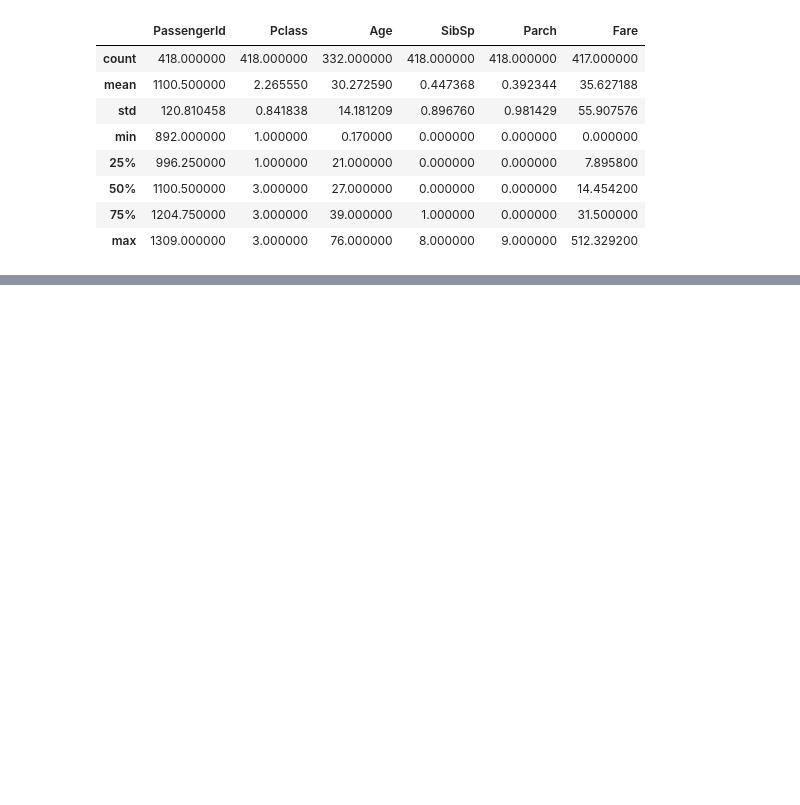
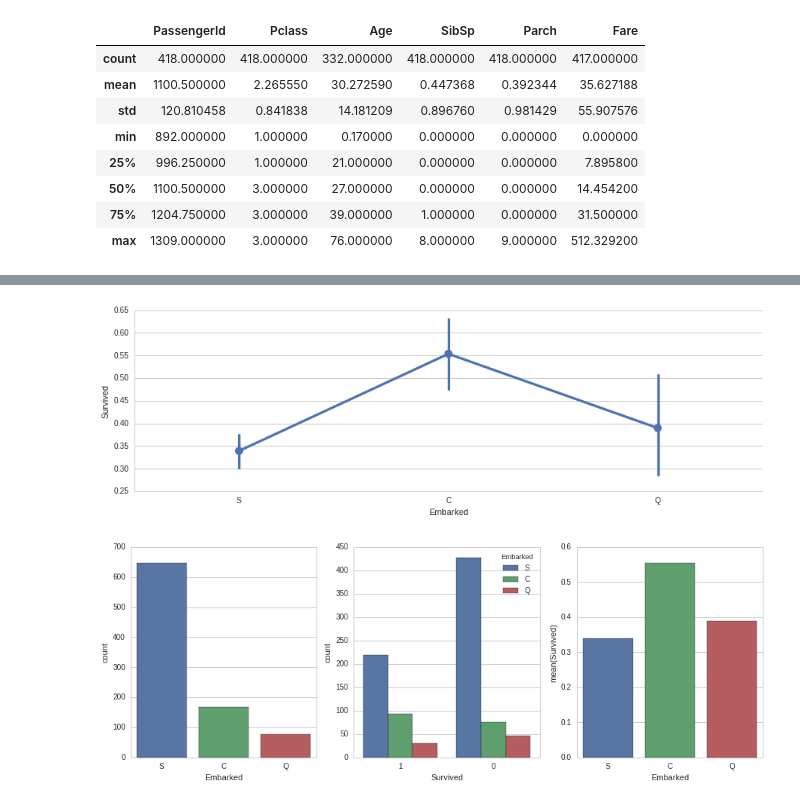
Before and after one commit to tianxiangchen2015/kaggle-titanic, a Jupyter notebook: titanic_analysis.ipynb, the cells around one changed output, grey strips where cells are left out. Saved outputs shown, nothing was run; the diff lists cells and outputs as text; code cells hidden in the pictures; blank space fills up the shorter version.

```diff
--- a/titanic_analysis.ipynb
+++ b/titanic_analysis.ipynb
@@ -74,0 +84,27 @@ memory usage: 39.2+ KB
+# %%
+# Drop the columns that may not useful for building predictive model
+titanic_df = titanic_df.drop(['PassengerId', 'Name', 'Cabin', 'Ticket'], axis=1)
+test_df = test_df.drop(['Name', 'Cabin', 'Ticket'], axis=1)
+# %%
+titanic_df["Embarked"] = titanic_df["Embarked"].fillna("S")
+sns.factorplot('Embarked','Survived', data=titanic_df,size=4,aspect=3)
+fig, (axis1,axis2,axis3) = plt.subplots(1,3,figsize=(15,5))
+sns.countplot(x='Embarked', data=titanic_df, ax=axis1)
+sns.countplot(x='Survived', hue="Embarked", data=titanic_df, order=[1,0], ax=axis2)
+embark_perc = titanic_df[["Embarked", "Survived"]].groupby(['Embarked'],as_index=False).mean()
+sns.barplot(x='Embarked', y='Survived', data=embark_perc,order=['S','C','Q'],ax=axis3)
+
+embark_dummies_titanic  = pd.get_dummies(titanic_df['Embarked'])
+embark_dummies_titanic.drop(['S'], axis=1, inplace=True)
+
+embark_dummies_test  = pd.get_dummies(test_df['Embarked'])
+embark_dummies_test.drop(['S'], axis=1, inplace=True)
+
+titanic_df = titanic_df.join(embark_dummies_titanic)
+test_df    = test_df.join(embark_dummies_test)
+
+titanic_df.drop(['Embarked'], axis=1,inplace=True)
+test_df.drop(['Embarked'], axis=1,inplace=True)
+# %% [output]
+[figure, added]
+[figure, added]
```
Also changed, not shown: parts of 14 cells of this notebook.
